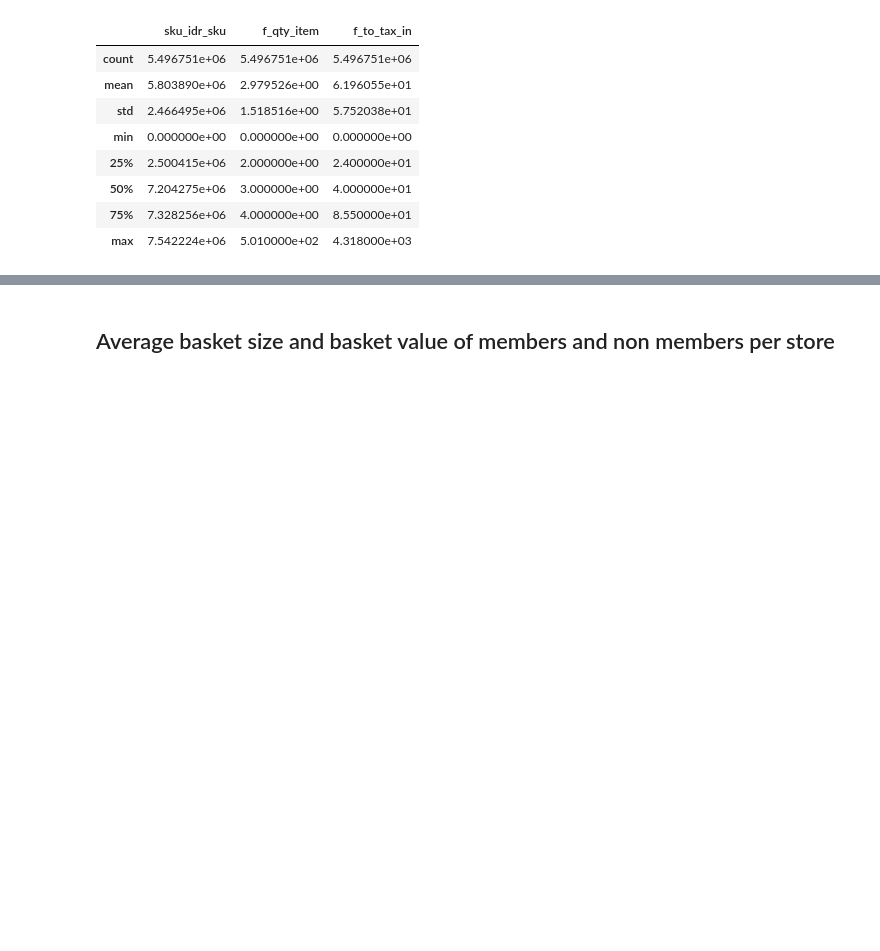
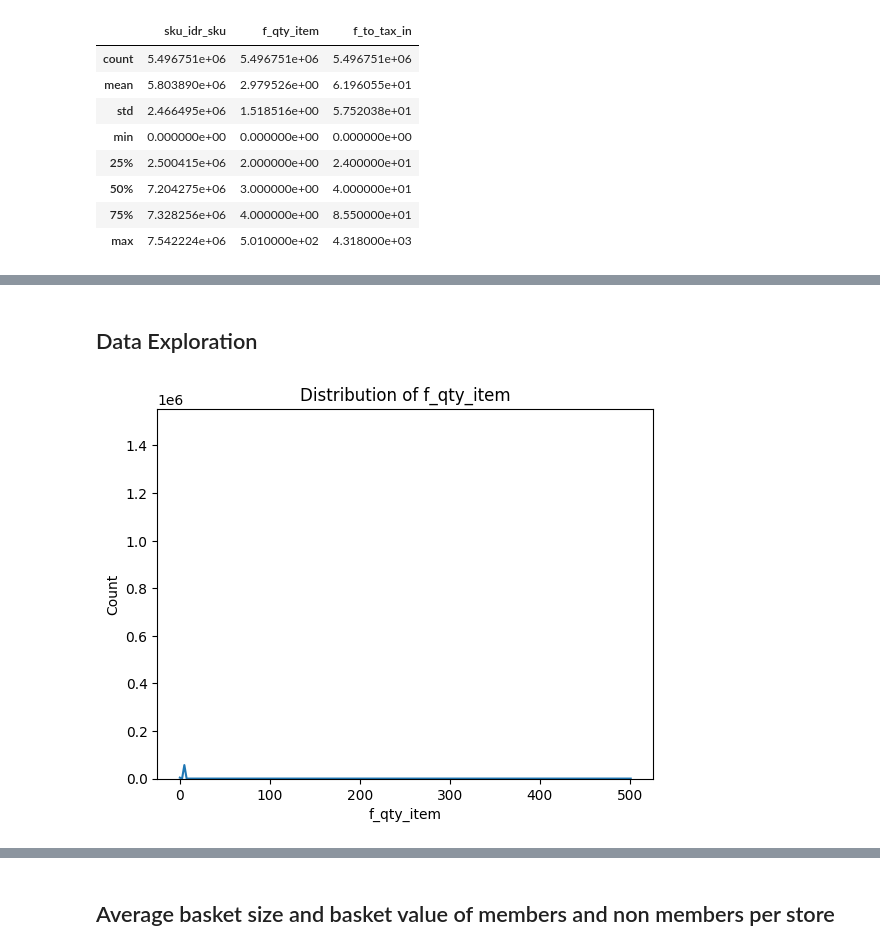
Before and after one commit to erictan23/decathlon, a Jupyter notebook: analysis.ipynb, the cells around one changed output, grey strips where cells are left out. Cells and saved outputs as stored; diff of their text form; code cells hidden in the pictures; blank space fills up the shorter version.

Commit message:
Final commit for data science portion

```diff
--- a/analysis.ipynb
+++ b/analysis.ipynb
@@ -58,0 +83,8 @@ df.columns.isnull().sum()
+# %% [markdown]
+## Data Exploration
+# %%
+sb.histplot(df['f_qty_item'], kde=True)
+plt.title('Distribution of f_qty_item')
+plt.show()
+# %% [output]
+[figure, added]
```
Also changed, not shown: parts of 99 cells of this notebook.
